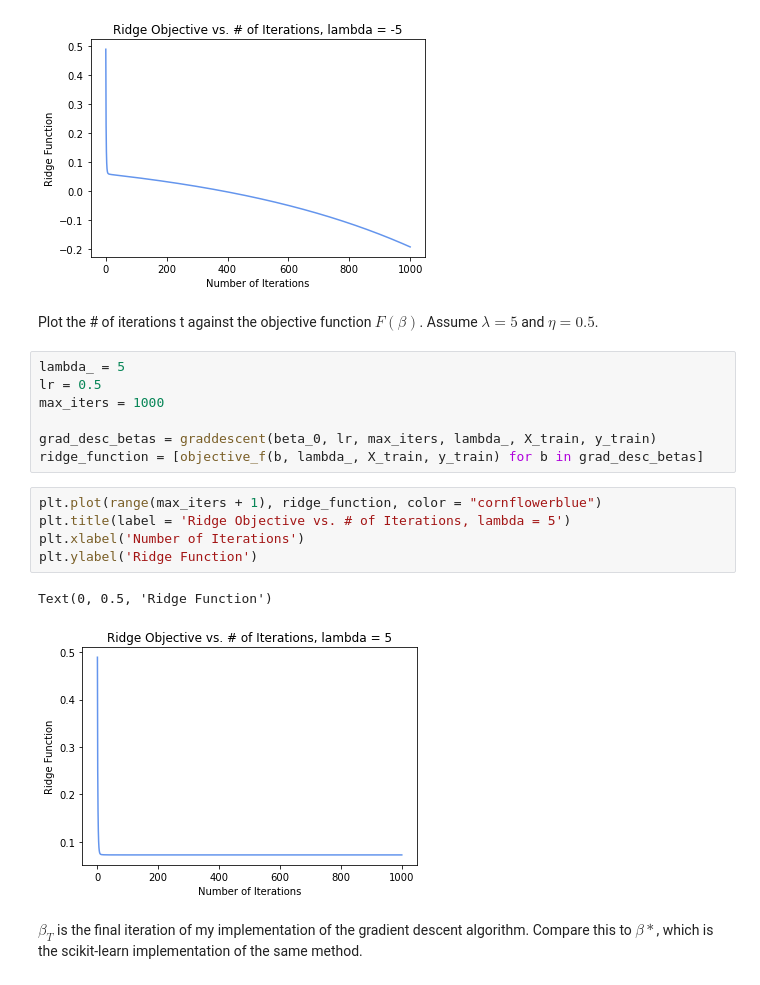
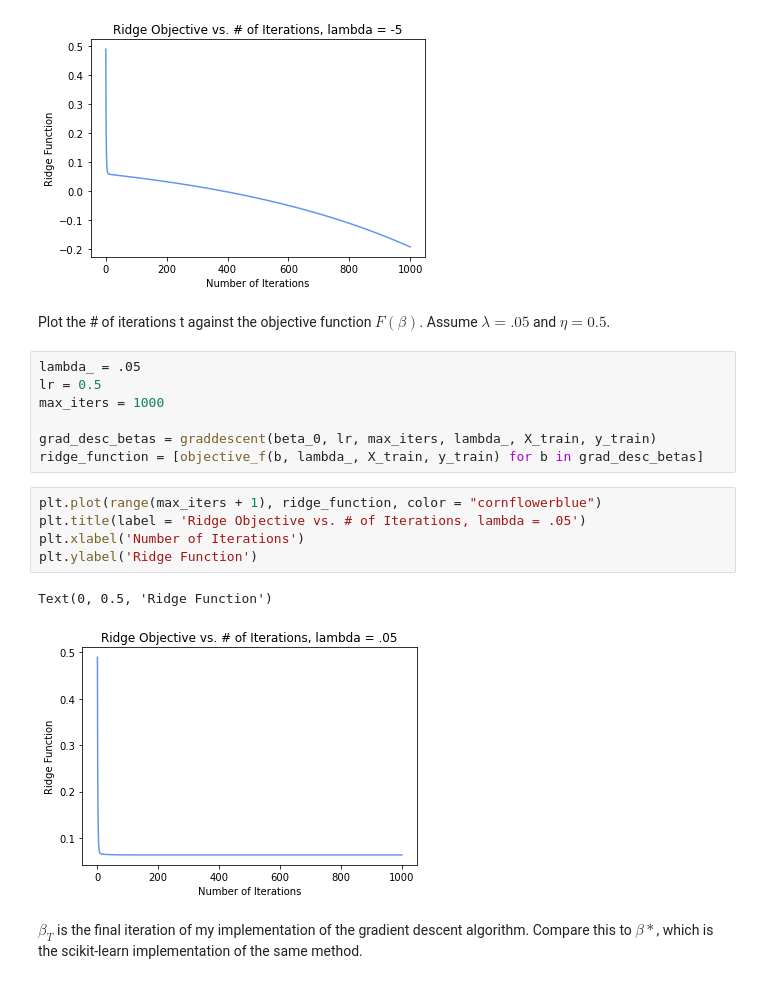
Before and after one commit to anushnap/data558hw2, a Jupyter notebook: HW2-Code.ipynb, the cells around one changed output. Drawn from its saved outputs; the diff is of its cells as text.

```diff
--- a/HW2-Code.ipynb
+++ b/HW2-Code.ipynb
@@ -150,9 +150,9 @@ Text(0, 0.5, 'Ridge Function')
 [figure]
 # %% [markdown]
 Plot the # of iterations t against the objective function $F(\beta)$.
-Assume $\lambda=5$ and $\eta=0.5$.
+Assume $\lambda=.05$ and $\eta=0.5$.
 # %%
-lambda_ = 5
+lambda_ = .05
 lr = 0.5
 max_iters = 1000
 
@@ -160,12 +160,12 @@ grad_desc_betas = graddescent(beta_0, lr, max_iters, lambda_, X_train, y_train)
 ridge_function = [objective_f(b, lambda_, X_train, y_train) for b in grad_desc_betas]
 # %%
 plt.plot(range(max_iters + 1), ridge_function, color = "cornflowerblue")
-plt.title(label = 'Ridge Objective vs. # of Iterations, lambda = 5')
+plt.title(label = 'Ridge Objective vs. # of Iterations, lambda = .05')
 plt.xlabel('Number of Iterations')
 plt.ylabel('Ridge Function')
 # %% [output]
 Text(0, 0.5, 'Ridge Function')
-[figure, old version]
+[figure, new version]
 # %% [markdown]
 $\beta_{T}$ is the final iteration of my implementation of the gradient descent algorithm. Compare this to $\beta*$, which is the scikit-learn implementation of the same method.
 # %%
```
Also changed, not shown: parts of 15 cells of this notebook.
